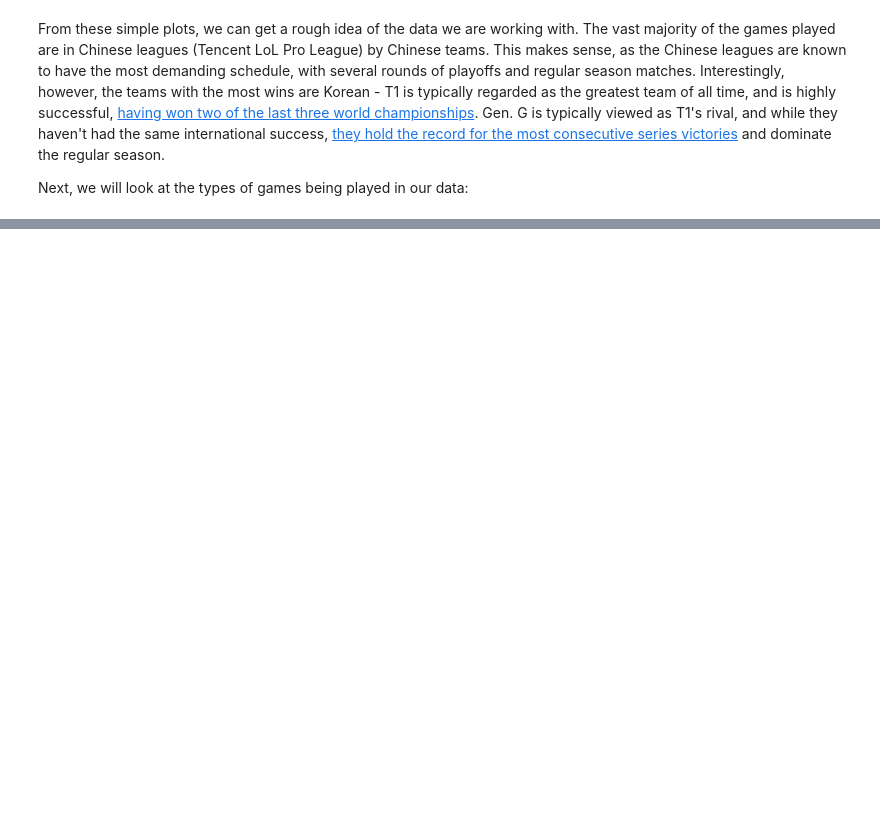
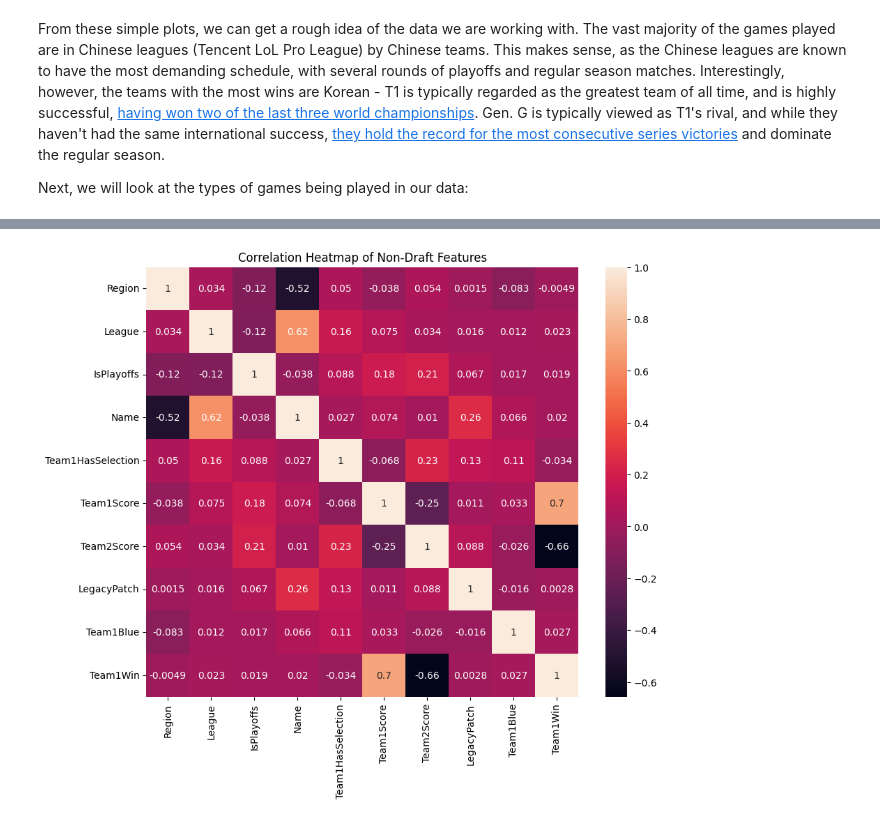
Before and after one commit to km5762/lol-esports-match-prediction, a Jupyter notebook: eda.ipynb, the cells around one changed output, grey strips where cells are left out. Saved outputs shown, nothing was run; the diff lists cells and outputs as text; code cells hidden in the pictures; blank space fills up the shorter version.

```diff
--- a/eda.ipynb
+++ b/eda.ipynb
@@ -156,11 +187,11 @@ Name: count, dtype: int64
 
 Once the raw data has been compiled and verified to be clean, basic data characteristics can be gathered. We will look at regional features first:
 # %%
-categorical_cols = ["Region", "League", "WinTeam"]
+regional_cols = ["Region", "League", "WinTeam"]
 
-for col in categorical_cols:
+for col in regional_cols:
     df[col].value_counts().plot(
-        kind="bar", figsize=(16, 4), title=f"{col} distribution"
+        kind="bar", figsize=(16, 4), title=f"{col} Distribution"
     )
     plt.show()
 # %% [output]
@@ -199,0 +228,32 @@ Now that we have a basic understanding of the data, we can begin to do more deep
+# %%
+non_draft_features = [
+    "Region",
+    "League",
+    "IsPlayoffs",
+    "Name",
+    "Team1HasSelection",
+    "Team1Score",
+    "Team2Score",
+    "LegacyPatch",
+    "Team1Blue",
+    "Team1Win",
+]
+
+df_corr = df[non_draft_features].copy()
+
+# convert patch to float for correlation purposes
+df_corr["LegacyPatch"] = (
+    df_corr["LegacyPatch"].astype(str).str.extract(r"(\d+\.\d+)").astype(float)
+)
+
+categorical_cols = ["Region", "League", "Name", "Team1HasSelection"]
+for col in categorical_cols:
+    df_corr[col] = df_corr[col].astype("category").cat.codes
+
+corr_matrix = df_corr.corr()
+plt.figure(figsize=(10, 8))
+sns.heatmap(corr_matrix, annot=True)
+plt.title("Correlation Heatmap of Non-Draft Features")
+plt.show()
+# %% [output]
+[figure, new version]
```
Also changed, not shown: parts of 21 cells of this notebook.
